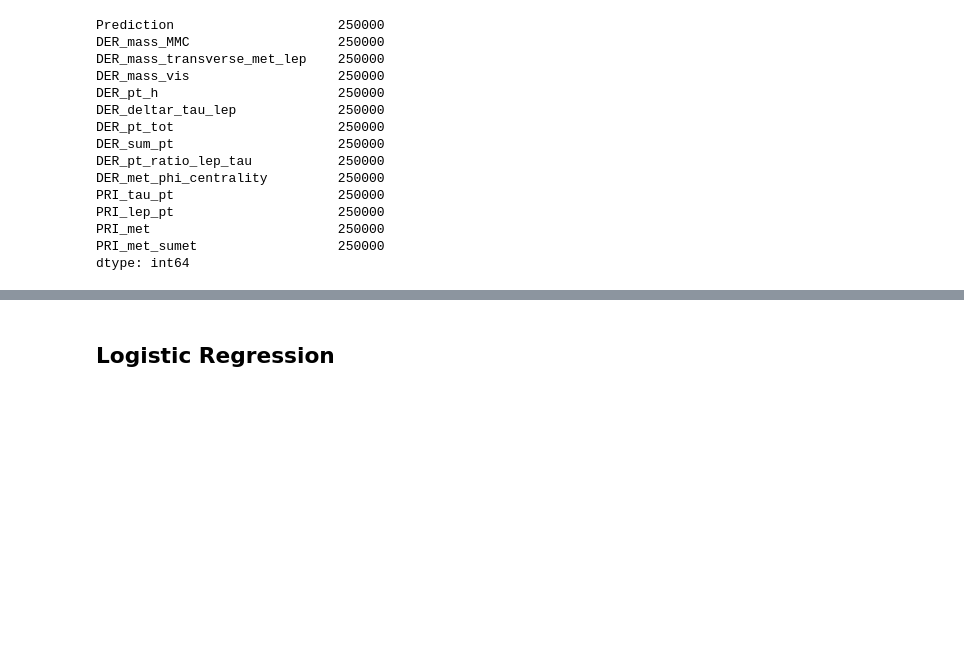
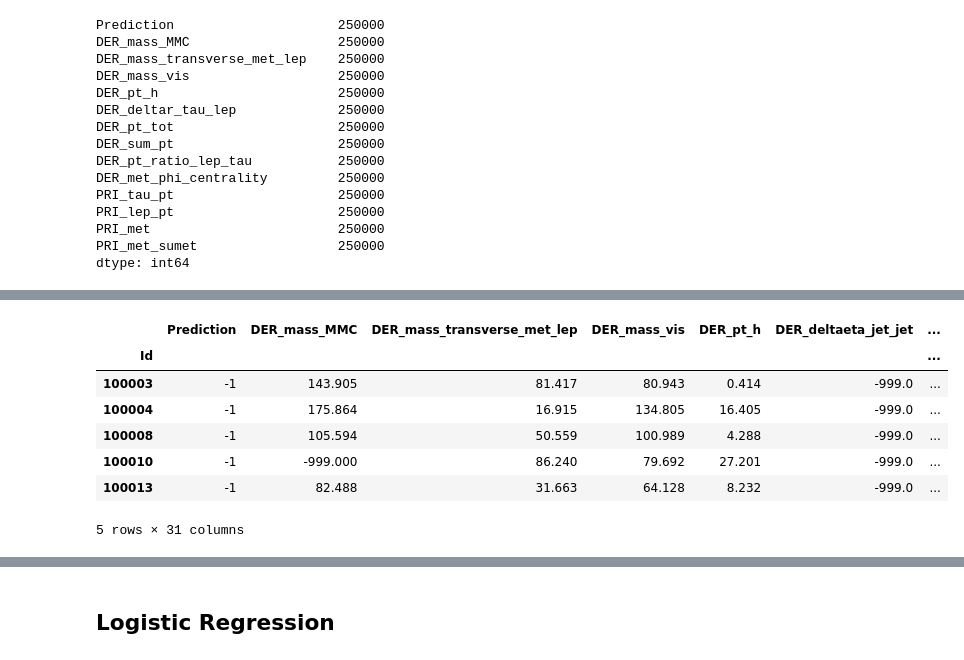
Before and after one commit to ownzonefeng/CS-433-Project1, a Jupyter notebook: Project1/Project1.ipynb, the cells around one changed output, grey strips where cells are left out. Drawn from its saved outputs; the diff is of its cells as text; code cells hidden in the pictures; blank space fills up the shorter version.

```diff
--- a/Project1/Project1.ipynb
+++ b/Project1/Project1.ipynb
@@ -103,0 +131,16 @@ corr_coef
+# %%
+feature_0 = train[train['PRI_jet_num'] == 0]
+feature_1 = train[train['PRI_jet_num'] == 1]
+feature_2 = train[train['PRI_jet_num'] == 2]
+feature_3 = train[train['PRI_jet_num'] == 3]
+# %%
+feature_0.head()
+# %% [output]
+|  | Prediction | DER_mass_MMC | DER_mass_transverse_met_lep | DER_mass_vis | DER_pt_h | DER_deltaeta_jet_jet | ... |
+| Id |  |  |  |  |  |  | ... |
+| 100003 | -1 | 143.905 | 81.417 | 80.943 | 0.414 | -999.0 | ... |
+| 100004 | -1 | 175.864 | 16.915 | 134.805 | 16.405 | -999.0 | ... |
+| 100008 | -1 | 105.594 | 50.559 | 100.989 | 4.288 | -999.0 | ... |
+| 100010 | -1 | -999.000 | 86.240 | 79.692 | 27.201 | -999.0 | ... |
+| 100013 | -1 | 82.488 | 31.663 | 64.128 | 8.232 | -999.0 | ... |
+5 rows × 31 columns
```
Also changed, not shown: parts of 3 cells of this notebook.
